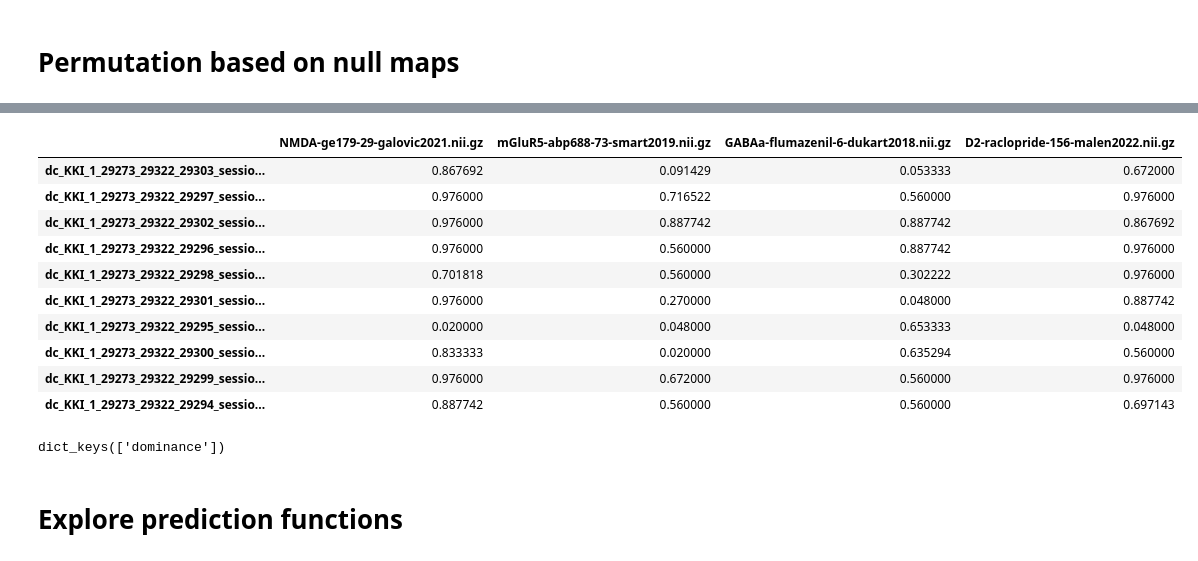
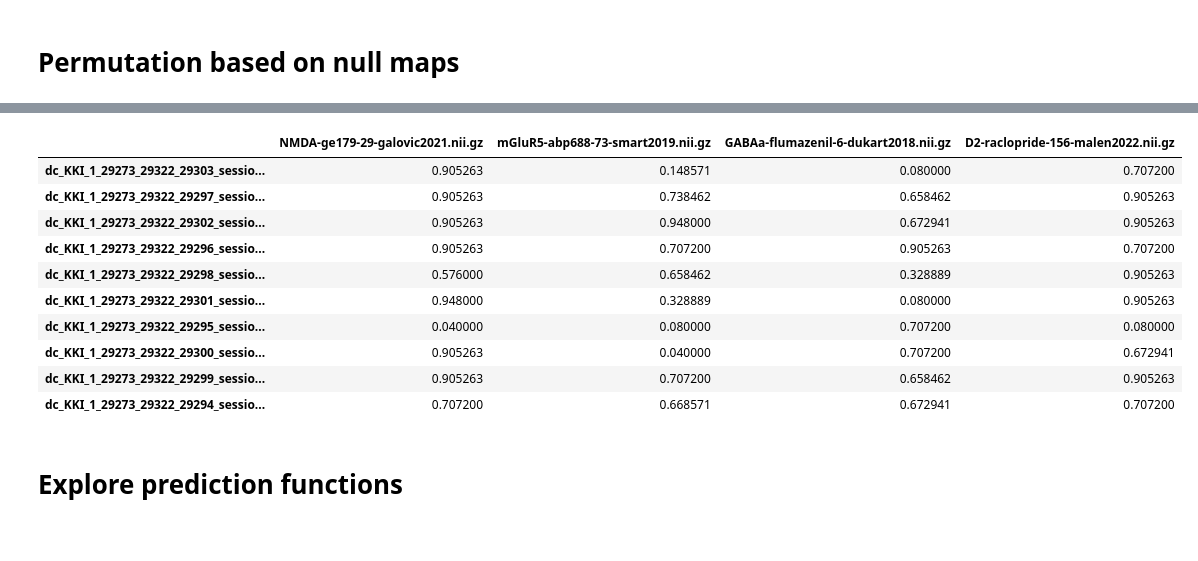
Before and after one commit to LeonDLotter/JuSpyce, a Jupyter notebook: testing/test_api.ipynb, the cells around one changed output, grey strips where cells are left out. Drawn from its saved outputs; the diff is of its cells as text; code cells hidden in the pictures.

```diff
--- a/testing/test_api.ipynb
+++ b/testing/test_api.ipynb
@@ -259,0 +262,11 @@ INFO:juspyce.stats:Returning 3 factor(s).
+# %%
+if True:
+    correlater = JuSpyce(
+        x=np.random.rand(10,116), # n predictors, 116 parcels
+        y=np.random.rand(500,116), # n subjects, 116 parcels
+        z="gm",
+        parcellation=parcellation,
+        parcellation_space="MNI152",
+        parcellation_labels=parcellation_labels,
+        data_space="MNI152",
+        standardize=True).fit()
@@ -572,22 +599,18 @@ display(pd.concat(correlater.get_full_dominance_p(), axis=1, keys=["r2", "p"]))
 # %%
 correlater.get_corrected_p()
-correlater.p_predictions["dominance-fdr_bh"]
+correlater.p_predictions["dominance_total-fdr_bh"]
 # %% [output]
 |  | NMDA-ge179-29-galovic2021.nii.gz | mGluR5-abp688-73-smart2019.nii.gz | GABAa-flumazenil-6-dukart2018.nii.gz | D2-raclopride-156-malen2022.nii.gz |
-| dc_KKI_1_29273_29322_29303_sessio... | 0.867692 | 0.091429 | 0.053333 | 0.672000 |
-| dc_KKI_1_29273_29322_29297_sessio... | 0.976000 | 0.716522 | 0.560000 | 0.976000 |
-| dc_KKI_1_29273_29322_29302_sessio... | 0.976000 | 0.887742 | 0.887742 | 0.867692 |
-| dc_KKI_1_29273_29322_29296_sessio... | 0.976000 | 0.560000 | 0.887742 | 0.976000 |
-| dc_KKI_1_29273_29322_29298_sessio... | 0.701818 | 0.560000 | 0.302222 | 0.976000 |
-| dc_KKI_1_29273_29322_29301_sessio... | 0.976000 | 0.270000 | 0.048000 | 0.887742 |
-| dc_KKI_1_29273_29322_29295_sessio... | 0.020000 | 0.048000 | 0.653333 | 0.048000 |
-| dc_KKI_1_29273_29322_29300_sessio... | 0.833333 | 0.020000 | 0.635294 | 0.560000 |
-| dc_KKI_1_29273_29322_29299_sessio... | 0.976000 | 0.672000 | 0.560000 | 0.976000 |
-| dc_KKI_1_29273_29322_29294_sessio... | 0.887742 | 0.560000 | 0.560000 | 0.697143 |
+| dc_KKI_1_29273_29322_29303_sessio... | 0.905263 | 0.148571 | 0.080000 | 0.707200 |
+| dc_KKI_1_29273_29322_29297_sessio... | 0.905263 | 0.738462 | 0.658462 | 0.905263 |
+| dc_KKI_1_29273_29322_29302_sessio... | 0.905263 | 0.948000 | 0.672941 | 0.905263 |
+| dc_KKI_1_29273_29322_29296_sessio... | 0.905263 | 0.707200 | 0.905263 | 0.707200 |
+| dc_KKI_1_29273_29322_29298_sessio... | 0.576000 | 0.658462 | 0.328889 | 0.905263 |
+| dc_KKI_1_29273_29322_29301_sessio... | 0.948000 | 0.328889 | 0.080000 | 0.905263 |
+| dc_KKI_1_29273_29322_29295_sessio... | 0.040000 | 0.080000 | 0.707200 | 0.080000 |
+| dc_KKI_1_29273_29322_29300_sessio... | 0.905263 | 0.040000 | 0.707200 | 0.672941 |
+| dc_KKI_1_29273_29322_29299_sessio... | 0.905263 | 0.707200 | 0.658462 | 0.905263 |
+| dc_KKI_1_29273_29322_29294_sessio... | 0.707200 | 0.668571 | 0.672941 | 0.707200 |
-# %%
-correlater.nulls[]
-# %% [output]
-dict_keys(['dominance'])
 # %% [markdown]
 # Explore prediction functions
 # %% [markdown]
```
Also changed, not shown: parts of 13 cells of this notebook, 3 other files.
